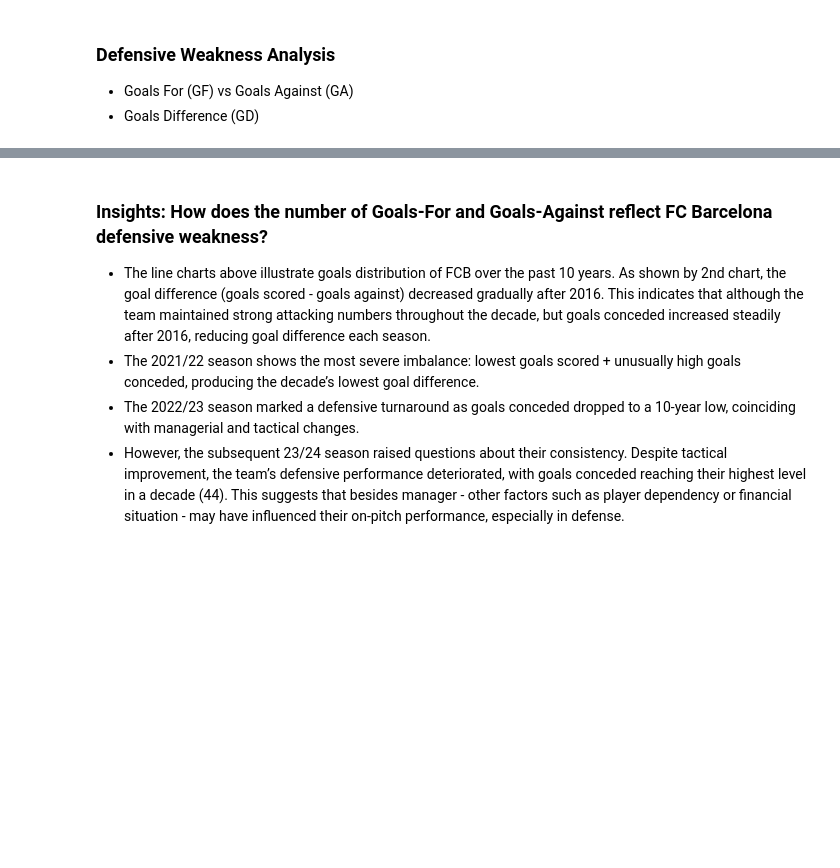
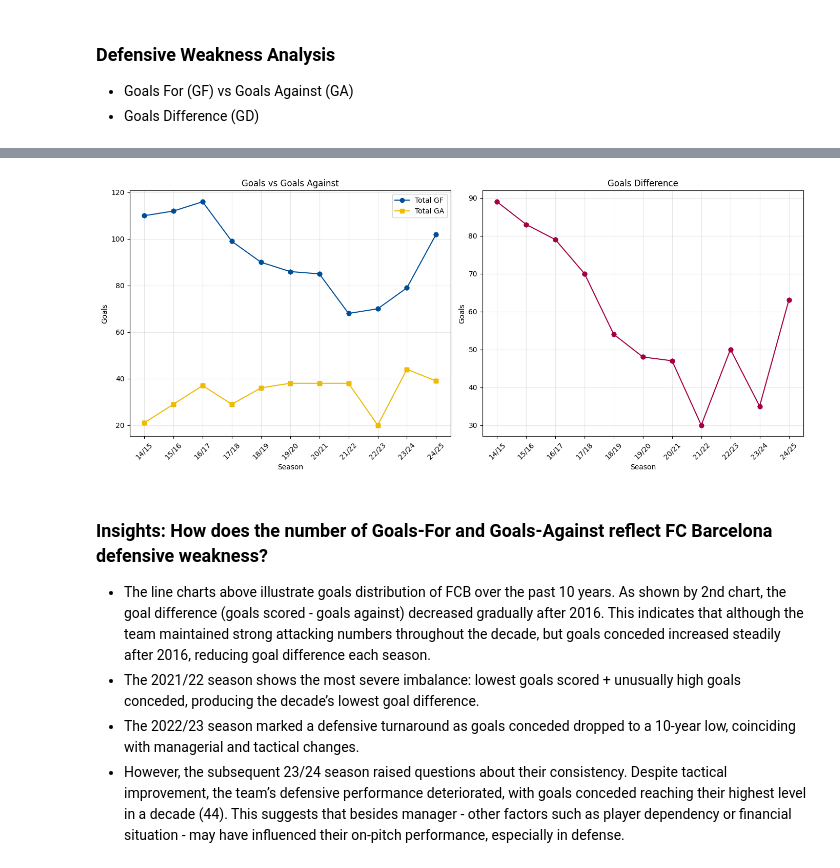
Before and after one commit to linhtran1003/fc-barcelona-performance-analysis, a Jupyter notebook: FCB_performance_analysis.ipynb, the cells around one changed output, grey strips where cells are left out. Cells and saved outputs as stored; diff of their text form; code cells hidden in the pictures; blank space fills up the shorter version.

Commit message:
Updating notebook with visualizations

```diff
--- a/FCB_performance_analysis.ipynb
+++ b/FCB_performance_analysis.ipynb
@@ -150,3 +132,27 @@ fig.show()
+# %%
+## ========== PLOT 2: Goals For, Goals Against, and Goals Difference ==========
+fig, axes = plt.subplots(1, 2, figsize=(14, 6), sharex=False)
+
+axes[0].plot(merged_df['Season'], merged_df['Total GF'], marker='o', color='#004D98', label='Total GF')
+axes[0].plot(merged_df['Season'], merged_df['Total GA'], marker='s', color='#EDBB00', label='Total GA')
+axes[0].set_title("Goals vs Goals Against")
+axes[0].set_xlabel("Season")
+axes[0].set_ylabel("Goals")
+axes[0].legend()
+axes[0].grid(alpha=0.3)
+axes[0].tick_params(axis='x', rotation= 45)
+
+axes[1].plot(merged_df['Season'], merged_df['Domestic GD'], marker='o', color='#A50044')
+axes[1].set_title("Goals Difference")
+axes[1].set_xlabel("Season")
+axes[1].set_ylabel("Goals")
+axes[1].grid(alpha=0.3)
+axes[1].tick_params(axis='x', rotation= 45)
+
+plt.tight_layout()
+plt.show()
+# %% [output]
+[figure, added]
 # %% [markdown]
 ### Insights: How does the number of Goals-For and Goals-Against reflect FC Barcelona defensive weakness?
 - The line charts above illustrate goals distribution of FCB over the past 10 years. As shown by 2nd chart, the goal difference (goals scored - goals against) decreased gradually after 2016. This indicates that although the team maintained strong attacking numbers throughout the decade, but goals conceded increased steadily after 2016, reducing goal difference each season.
```
Also changed, not shown: parts of 8 cells of this notebook.
